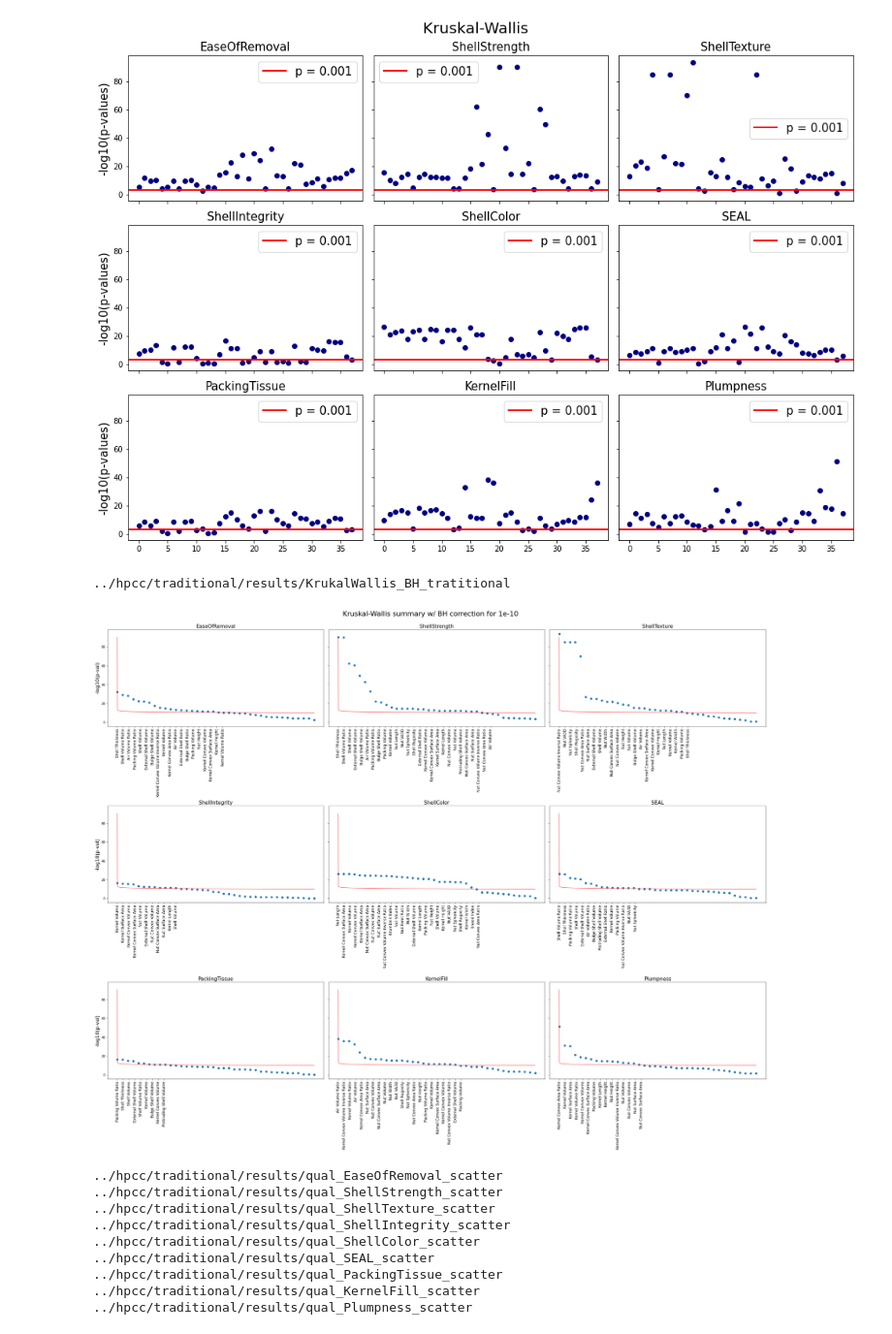
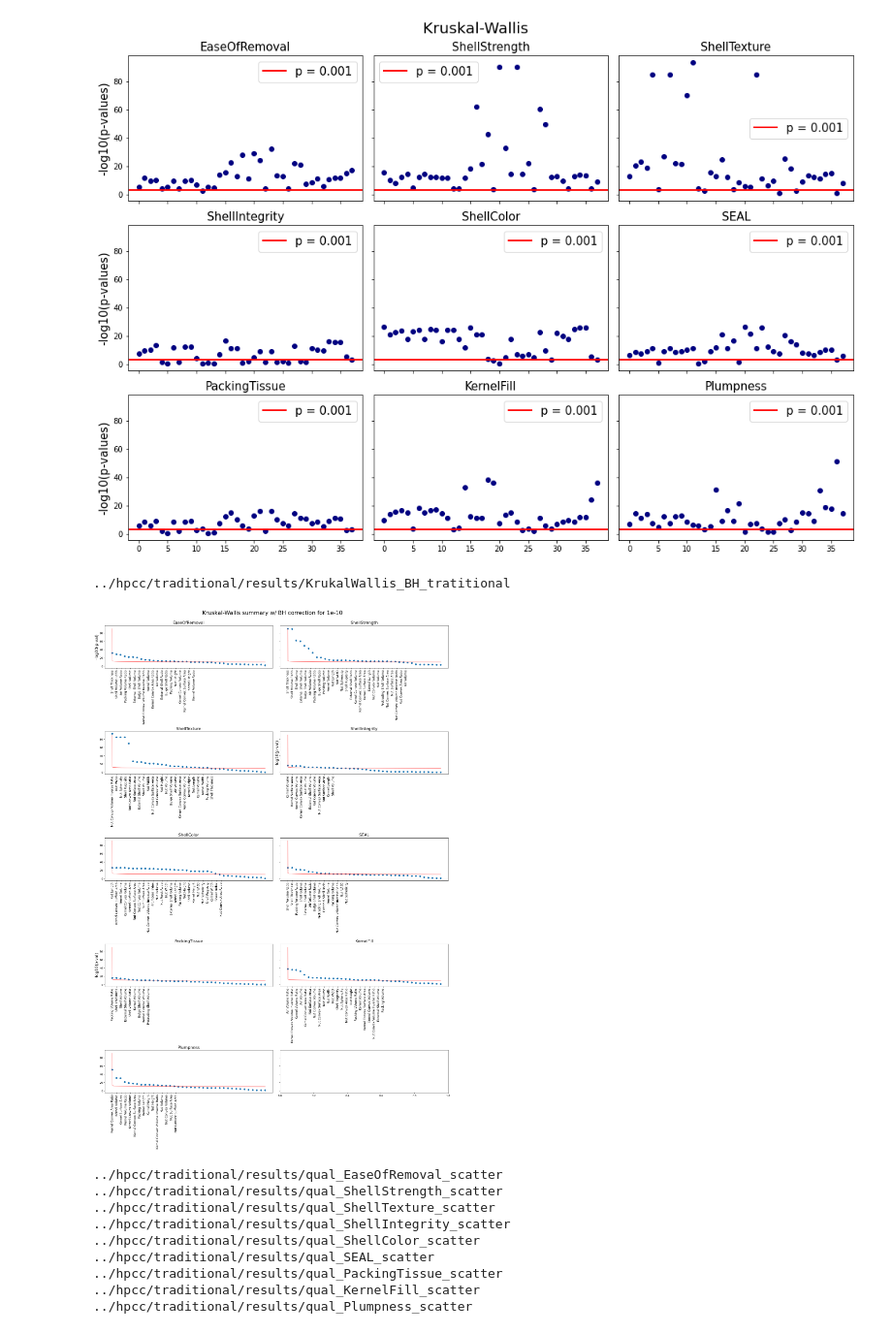
Before and after one commit to amezqui3/walnut_tda, a Jupyter notebook: jupyter/13_kruskal_wallis.ipynb, the cells around one changed output. Shown at 97% size. Cells and saved outputs as stored; diff of their text form; code cells hidden in the pictures.

```diff
--- a/jupyter/13_kruskal_wallis.ipynb
+++ b/jupyter/13_kruskal_wallis.ipynb
@@ -202,40 +202,40 @@ def benjamini_hochberg(statistic, pvals, Q=1e-7):
     return bh_critical
 # %%
 Q = 1e-10
-fig, ax = plt.subplots(3,3,figsize=(30,24), sharey=True)
+fig, ax = plt.subplots(5,2,figsize=(20,30), sharey=True)
 ax = np.atleast_1d(ax).ravel()
 fs = 16
 minval = np.min(Kruskalp)*1e15
 
 for i in range(len(cattraitnames)):
     statistic = KruskalH[:,i]
     pvals     = Kruskalp[:,i]
     bh_critical = benjamini_hochberg(statistic, pvals, Q)
 
     argpvals = np.lexsort((-statistic, pvals))
     x = np.linspace(minval, len(argpvals)-1,1000)
 
     ax[i].set_title(cattraitnames[i], fontsize=fs)
     ax[i].plot(x, -np.log10(x*Q/len(argpvals)), lw=2, c='red', alpha=0.5)
     ax[i].scatter(np.arange(len(argpvals)), -np.log10(pvals[argpvals]))
 
     ax[i].set_xticks(np.arange(bh_critical)*1.1)
     ax[i].set_xticklabels(new_col_labels[argpvals[:bh_critical] + 2])
     ax[i].tick_params('x',labelsize=12,labelrotation=90)
 
 for i in [0,3,6]:
     ax[i].set_ylabel('-log10(p-val)', fontsize=fs)
     #ax[i].legend(fontsize=fs-5)
 
 fig.suptitle('Kruskal-Wallis summary w/ BH correction for {}'.format(Q), fontsize=22, y=1)
 fig.tight_layout()
 
 filename = dst + 'KrukalWallis_BH_tratitional'
 print(filename)
 #plt.savefig(filename + '.jpg', bbox_inches='tight', dpi=100, format='jpg', pil_kwargs={'optimize':True})
 # %% [output]
 ../hpcc/traditional/results/KrukalWallis_BH_tratitional
-[figure, old version]
+[figure, new version]
 # %%
 i = 3
 for i in range(len(cattraitnames)):
```
Also changed, not shown: 1 other file.
